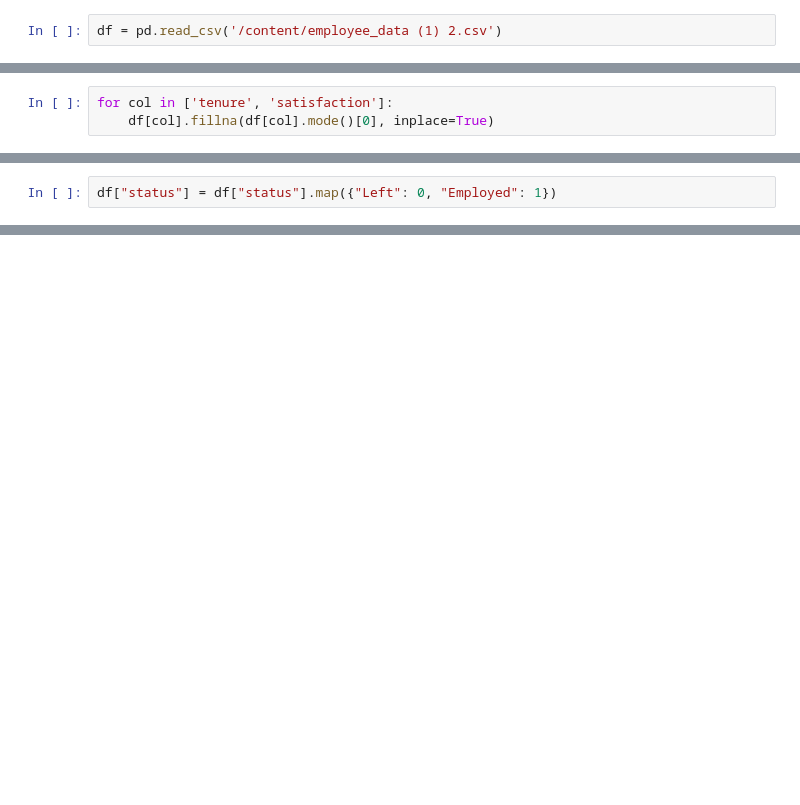
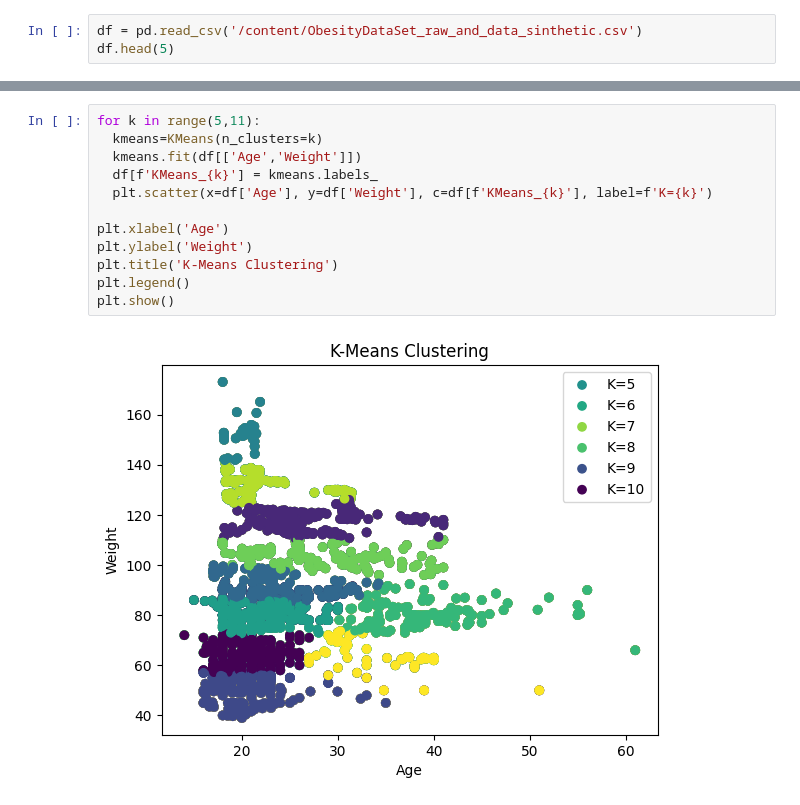
Before and after one commit to sanjayi2000/MachineLearning, a Jupyter notebook: 2348552_Lab7.ipynb, the cells around one changed output, grey strips where cells are left out. Cells and saved outputs as stored; diff of their text form; blank space fills up the shorter version.

```diff
--- a/2348552_Lab7.ipynb
+++ b/2348552_Lab7.ipynb
@@ -11,2 +8,3 @@ from sklearn.metrics import accuracy_score, precision_score, recall_score, f1_sc
 # %%
-df = pd.read_csv('/content/employee_data (1) 2.csv')
+df = pd.read_csv('/content/ObesityDataSet_raw_and_data_sinthetic.csv')
+df.head(5)
@@ -110,3 +45,0 @@ plt.show() # Show the plot
-# %%
-for col in ['tenure', 'satisfaction']:
-    df[col].fillna(df[col].mode()[0], inplace=True)
@@ -127,2 +45,0 @@ dtype: int64
-# %%
-df["status"] = df["status"].map({"Left": 0, "Employed": 1})
@@ -447,0 +46,14 @@ Best accuracy with Entropy: 0.96 (max_depth=7)
+# %%
+for k in range(5,11):
+  kmeans=KMeans(n_clusters=k)
+  kmeans.fit(df[['Age','Weight']])
+  df[f'KMeans_{k}'] = kmeans.labels_
+  plt.scatter(x=df['Age'], y=df['Weight'], c=df[f'KMeans_{k}'], label=f'K={k}')
+
+plt.xlabel('Age')
+plt.ylabel('Weight')
+plt.title('K-Means Clustering')
+plt.legend()
+plt.show()
+# %% [output]
+[figure, added]
```
Also changed, not shown: parts of 35 cells of this notebook.
